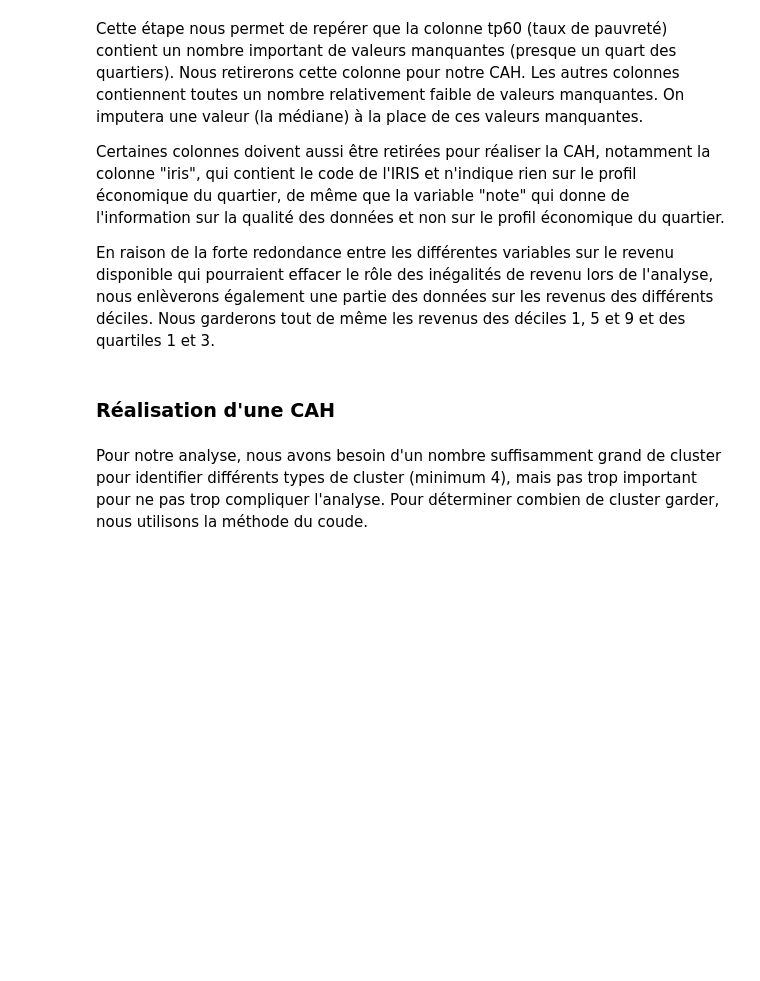
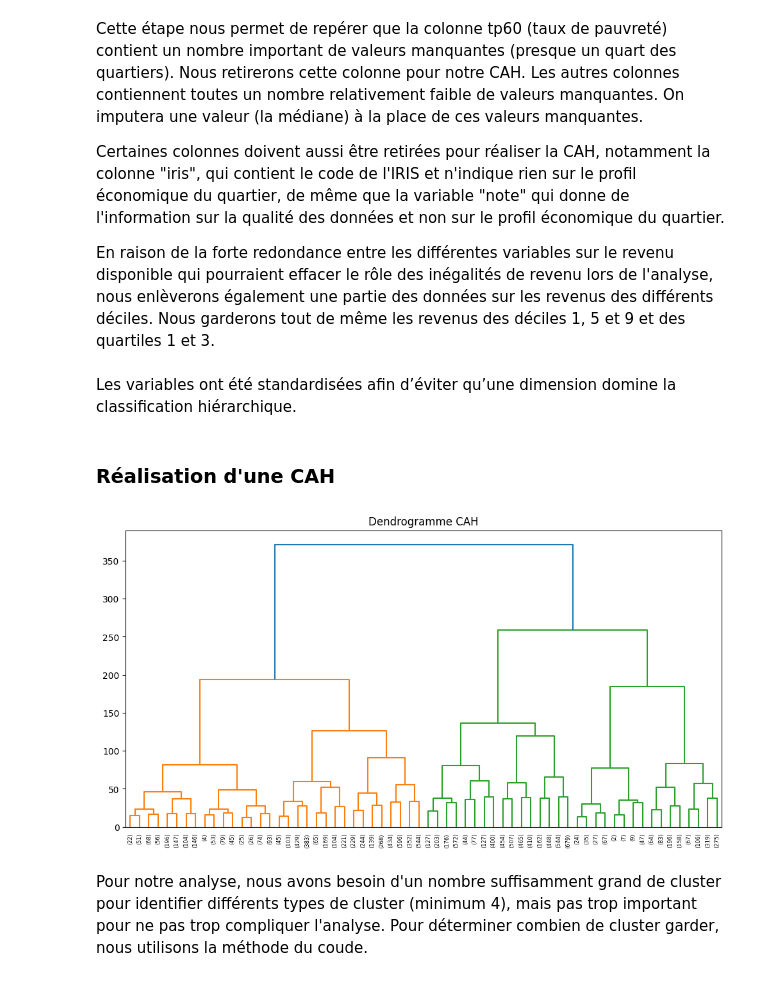
Before and after one commit to margaux-heam/projet_python, a Jupyter notebook: code.ipynb, the cells around one changed output. Cells and saved outputs as stored; diff of their text form; code cells hidden in the pictures; blank space fills up the shorter version.

```diff
--- a/code.ipynb
+++ b/code.ipynb
@@ -34,18 +36,4 @@ revenus = getRevenus()
-# %%
-revenus = pd.read_csv("data/revenus.csv", sep=";")
-gdf_iris = gpd.read_file("data/contours-iris-pe.gpkg")
-population = pd.read_csv("data/population.csv", sep=";")
-df = pd.read_csv("data/parcoursup.csv", sep=";")
-meta = pd.read_csv("data/meta_population.csv", sep=";")
 # %% [markdown]
 ### Recodage des variables
-# %%
-# recodage des variables de la base "revenu"
-revenus.columns = (
-    revenus.columns
-    .str.replace("^DISP_", "", regex=True)
-    .str.replace("18$", "", regex=True)
-    .str.lower()
-)
 # %% [markdown]
  Ici on nettoie les noms des colonnes du DataFrame en supprimant certains préfixes et suffixes spécifiques, et en convertissant tous les noms de colonnes en minuscules pour une meilleure lisibilité et cohérence. Ainsi on retir le préfixe "DISP_" et le suffixe "18" des noms de colonnes. Ce préfixe et ce suffixe se retrouvent en effet dans l'ensemble des noms de colonnes et permet à l'INSEE de distinguer différente base (notamment la base des revenus disponibles de la base des revenus déclarés, et ici le 18 spécifie que ce sont les données de 2018). Comme nous utilisons uniquement la base des revenus disponibles de 2018, ces renseignements ne sont pas nécessaires. Ensuite, on convertit tous les noms en minuscules. Enfin, on affiche les nouveaux noms de colonnes.
@@ -161,11 +94,4 @@ Certaines colonnes doivent aussi être retirées pour réaliser la CAH, notammen
 
 En raison de la forte redondance entre les différentes variables sur le revenu disponible qui pourraient effacer le rôle des inégalités de revenu lors de l'analyse, nous enlèverons également une partie des données sur les revenus des différents déciles. Nous garderons tout de même les revenus des déciles 1, 5 et 9 et des quartiles 1 et 3.
 # %%
-# conserver uniquement les colonnes pertinentes
-rev_cah = revenus.drop(columns=["iris", "tp60", "note", "d2", "d3", "d4", "d6", "d7", "d8"])
-
-# imputation des valeurs manquantes
-for col in rev_cah.columns:
-    rev_cah[col] = rev_cah[col].fillna(rev_cah[col].median())
-
-## Ce code remplace toutes les valeurs manquantes par la médiane de leur colonne.
+rev_cah = getRevenusCah(revenus)
@@ -178,15 +98,14 @@ rev_scaled = scaler.fit_transform(rev_cah)
+# %% [markdown]
+Les variables ont été standardisées afin d’éviter qu’une dimension domine la classification hiérarchique.
 # %% [markdown]
 ### Réalisation d'une CAH
 # %%
 # CAH
-Z = linkage(rev_scaled, method='ward')
+cah = doCAH(rev_cah)
 
-plt.figure(figsize=(12, 6))
-dendrogram(Z, truncate_mode="level", p=5)
-plt.title("Dendrogramme CAH")
-plt.show()
-
-## La méthode de Ward est utilisée pour minimiser la variance à l’intérieur des clusters.
+plotDendrogramme(cah)
+# %% [output]
+[figure, added]
 # %% [markdown]
 Pour notre analyse, nous avons besoin d'un nombre suffisamment grand de cluster pour identifier différents types de cluster (minimum 4), mais pas trop important pour ne pas trop compliquer l'analyse. Pour déterminer combien de cluster garder, nous utilisons la méthode du coude.
 # %%
```
Also changed, not shown: parts of 34 cells of this notebook, 2 other files.
